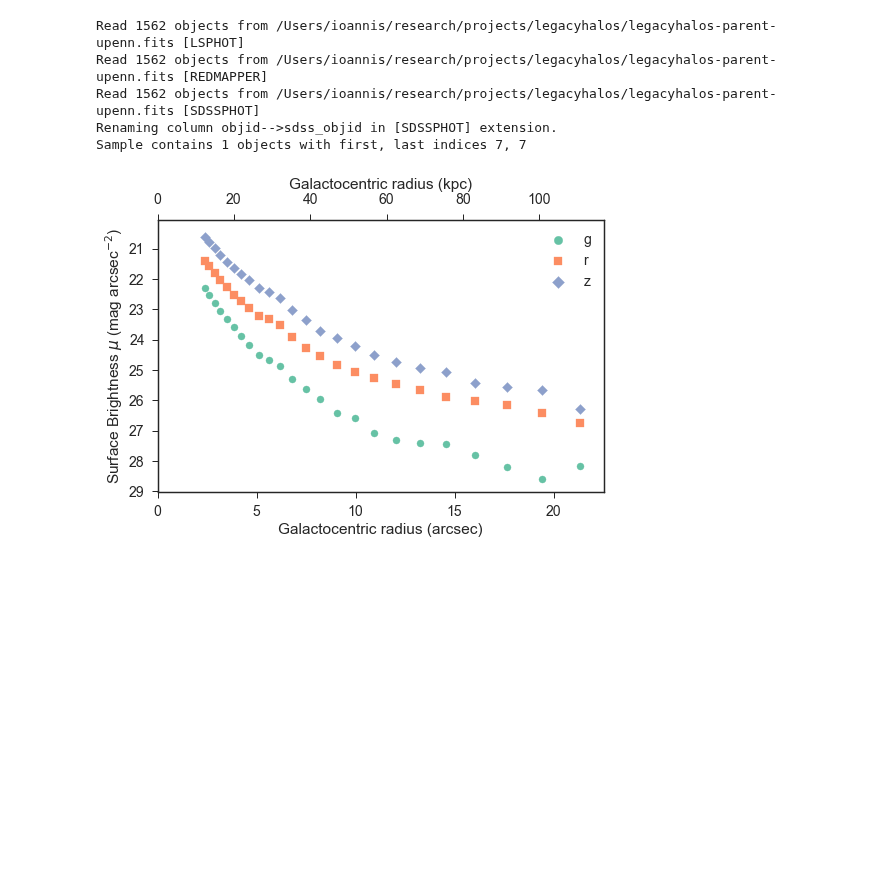
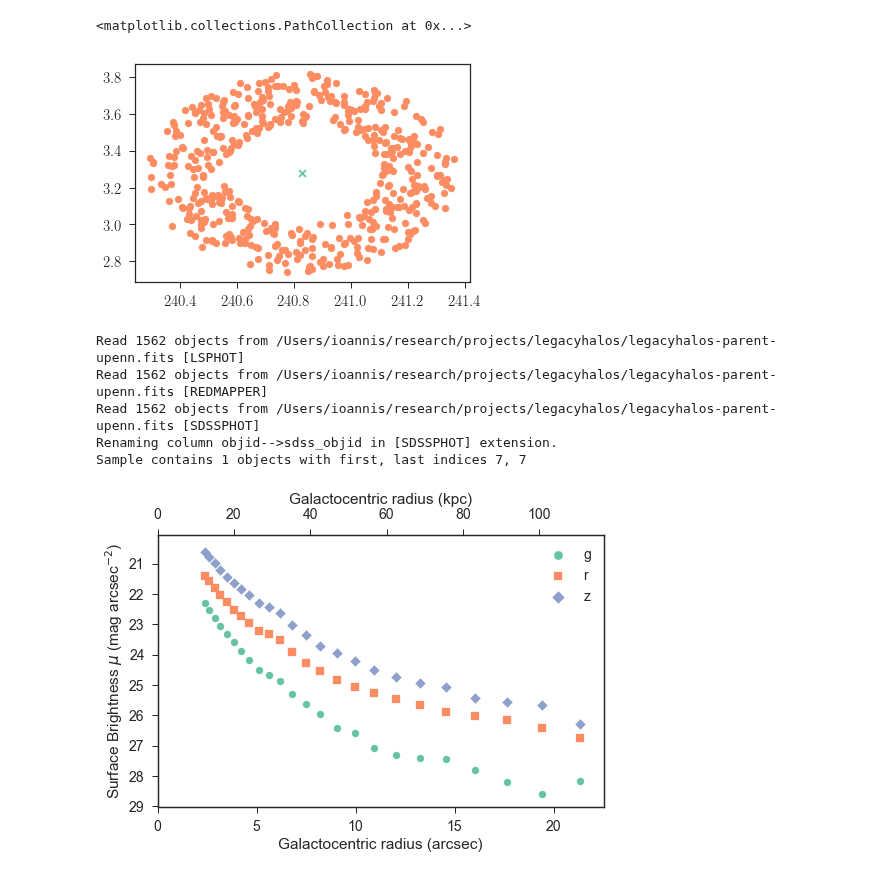
Before and after one commit to moustakas/legacyhalos, a Jupyter notebook: doc/nb/sandbox.ipynb, the cells around one changed output. Saved outputs shown, nothing was run; the diff lists cells and outputs as text; code cells hidden in the pictures; blank space fills up the shorter version.

```diff
--- a/doc/nb/sandbox.ipynb
+++ b/doc/nb/sandbox.ipynb
@@ -16,2 +16,27 @@ from legacyhalos.qa import display_sersic_single
 # %%
 %matplotlib inline
+# %%
+from legacyhalos.misc import cutout_radius_cluster
+sample = legacyhalos.io.read_sample(first=0, last=0)
+objid, objdir = legacyhalos.io.get_objid(sample)
+seed = 1
+rand = np.random.RandomState(seed)
+# %%
+nsky = 500
+ra_cluster, dec_cluster = sample['ra'], sample['dec']
+rcluster = cutout_radius_cluster(sample['z'], sample['r_lambda'], # [degrees]
+                                 pixscale=1, factor=1.0) / 3600
+radius = rand.uniform(5 * rcluster, 10 * rcluster, nsky) # [degrees]
+
+dra = radius / np.cos(np.deg2rad(dec_cluster))
+ddec = radius
+
+angles = rand.uniform(0, 2.*np.pi, nsky)
+ra = ra_cluster + dra * np.sin(angles)
+dec = dec_cluster + ddec * np.cos(angles)
+
+plt.scatter(ra_cluster, dec_cluster, marker='x')
+plt.scatter(ra, dec)
+# %% [output]
+<matplotlib.collections.PathCollection at 0x...>
+[figure, added]
```
Also changed, not shown: parts of 2 cells of this notebook, 3 other files.
